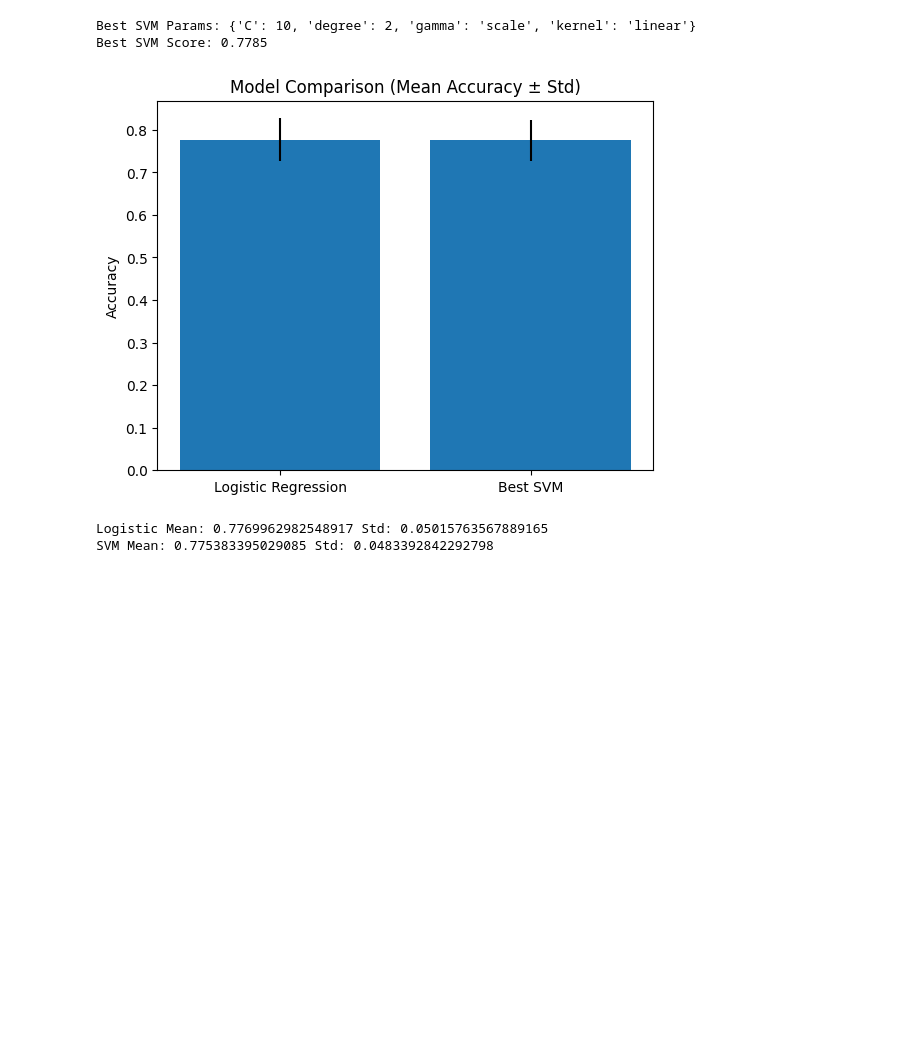
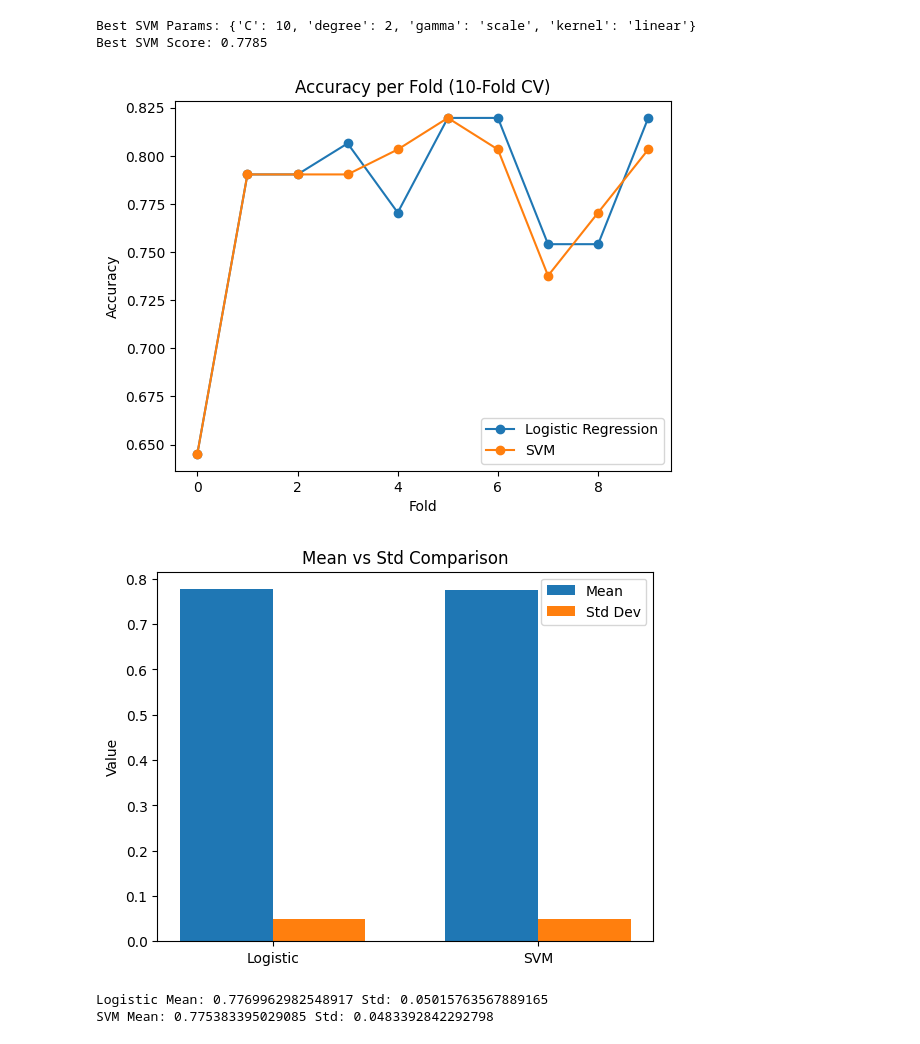
Before and after one commit to melissaviolet/Skill_growth_ds, a Jupyter notebook: Lab 5 - Logistic regression and SVM.ipynb, the cells around one changed output. Drawn from its saved outputs; the diff is of its cells as text; code cells hidden in the pictures; blank space fills up the shorter version.

```diff
--- a/Lab 5 - Logistic regression and SVM.ipynb
+++ b/Lab 5 - Logistic regression and SVM.ipynb
@@ -232,34 +232,57 @@ print("Best SVM Score:", round(grid_svm.best_score_, 4))
 Best SVM Params: {'C': 10, 'degree': 2, 'gamma': 'scale', 'kernel': 'linear'}
 Best SVM Score: 0.7785
 # %%
-# Cross Validation + Stability
+#. 3
 
 from sklearn.model_selection import cross_val_score
 
 # Logistic Regression
 log_model = LogisticRegression(max_iter=1000)
 log_scores = cross_val_score(log_model, X_train_scaled, y_train, cv=10)
 
-# Best SVM from previous grid
+# Best SVM
 best_svm = grid_svm.best_estimator_
+
 svm_scores = cross_val_score(best_svm, X_train_scaled, y_train, cv=10)
 
-# Compute mean and std
-models = ["Logistic Regression", "Best SVM"]
+# Plot fold-by-fold comparison
+plt.figure()
+plt.plot(log_scores, marker='o', label="Logistic Regression")
+plt.plot(svm_scores, marker='o', label="SVM")
+plt.title("Accuracy per Fold (10-Fold CV)")
+plt.xlabel("Fold")
+plt.ylabel("Accuracy")
+plt.legend()
+plt.show()
+
+# Plot mean + std
 means = [log_scores.mean(), svm_scores.mean()]
 stds = [log_scores.std(), svm_scores.std()]
+labels = ["Logistic", "SVM"]
+x = np.arange(len(labels))  # positions
+width = 0.35
 
-# Plot
 plt.figure()
-plt.bar(models, means, yerr=stds)
-plt.title("Model Comparison (Mean Accuracy ± Std)")
-plt.ylabel("Accuracy")
+
+# Mean bars
+plt.bar(x - width/2, means, width, label='Mean')
+
+# Std bars
+plt.bar(x + width/2, stds, width, label='Std Dev')
+
+plt.xticks(x, labels)
+plt.title("Mean vs Std Comparison")
+plt.ylabel("Value")
+plt.legend()
+
 plt.show()
 
+# Print values
 print("Logistic Mean:", log_scores.mean(), "Std:", log_scores.std())
 print("SVM Mean:", svm_scores.mean(), "Std:", svm_scores.std())
 # %% [output]
-[figure, old version]
+[figure, new version]
+[figure, added]
 Logistic Mean: 0.7769962982548917 Std: 0.05015763567889165
 SVM Mean: 0.775383395029085 Std: 0.0483392842292798
 # %%
```
Also changed, not shown: parts of 3 cells of this notebook, 1 other file.
